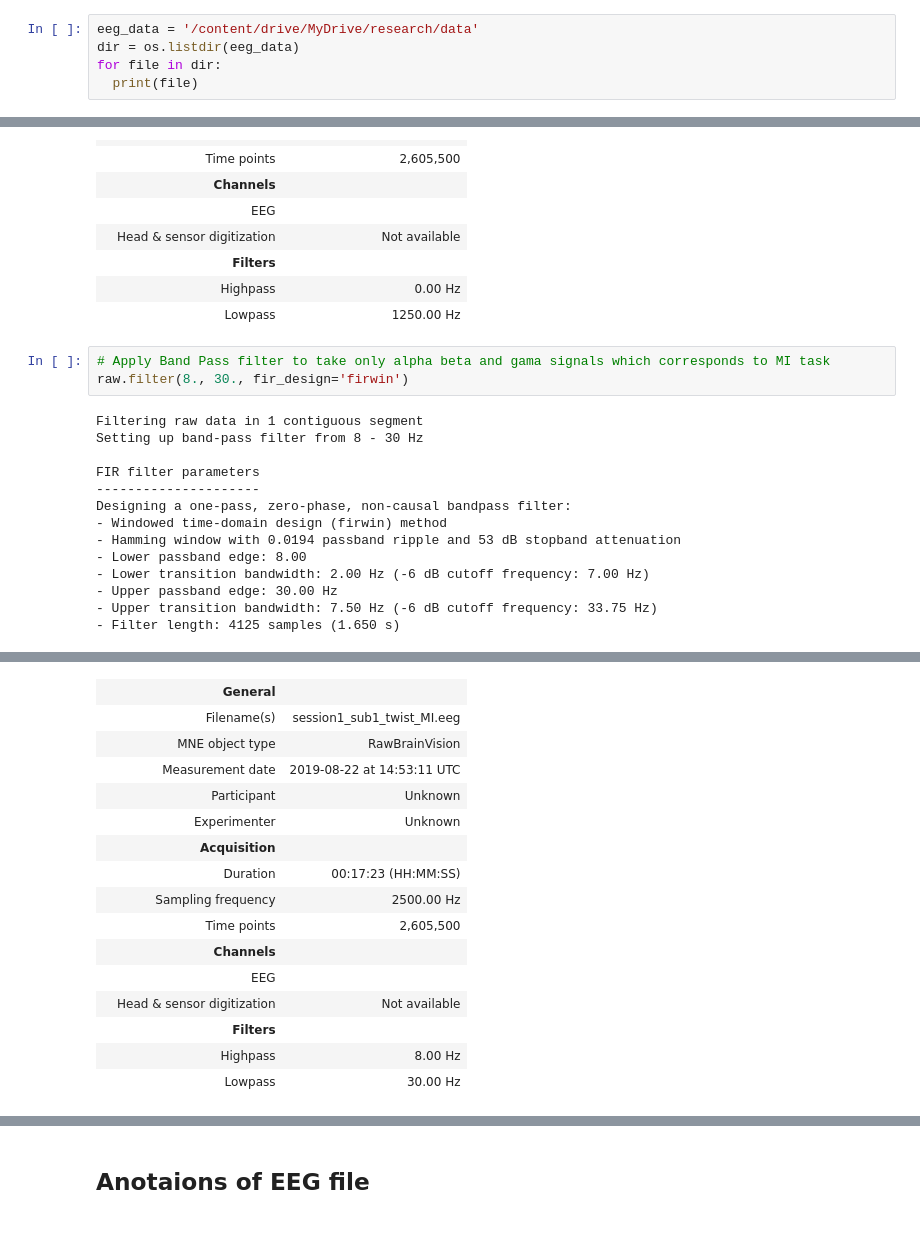
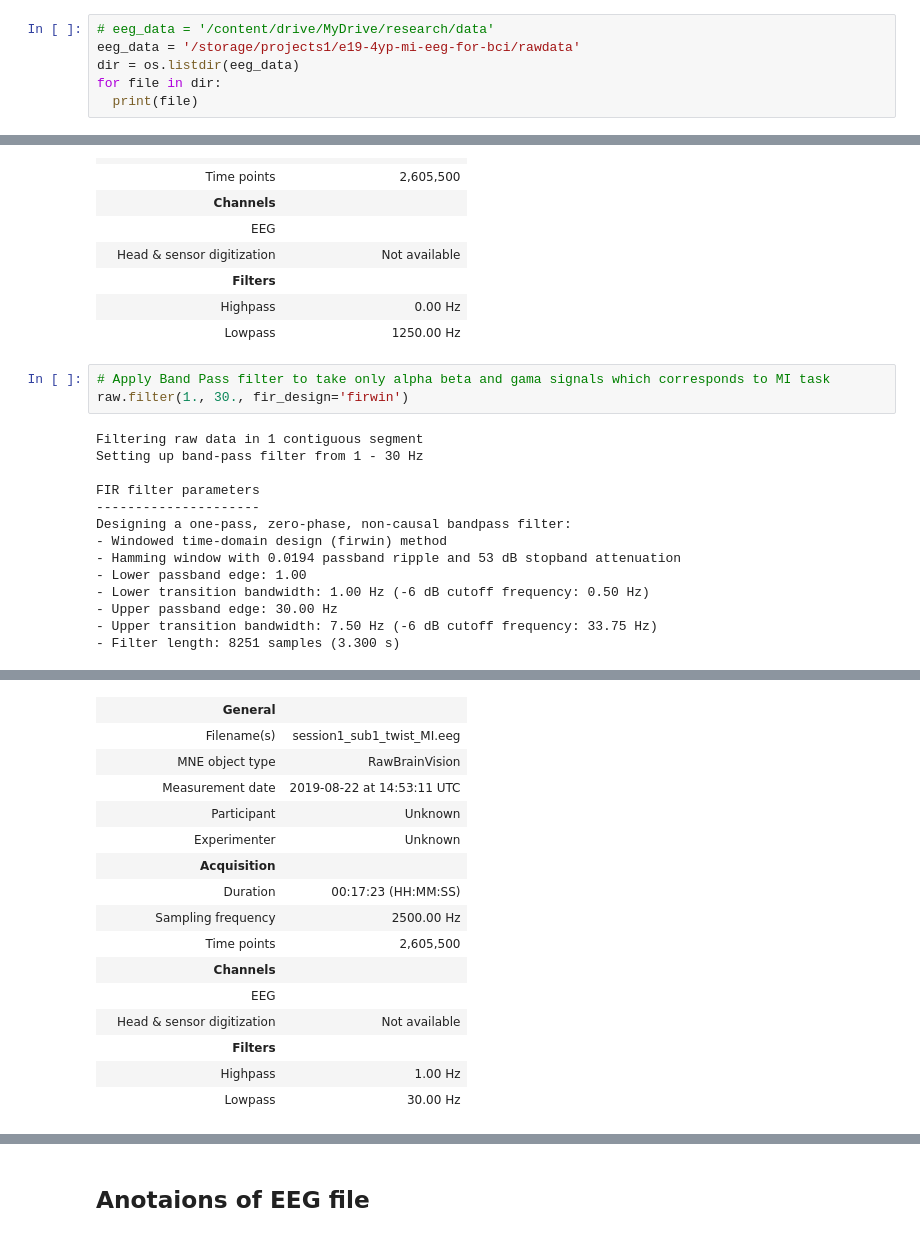
Before and after one commit to cepdnaclk/e19-4yp-Classification-of-Motor-Imagery-EEG-based-Tasks-for-Brain-Computer-Interfacing-Applications, a Jupyter notebook: code/Intra_Subject_MI_task_Classification.ipynb, the cells around one changed output, grey strips where cells are left out. Drawn from its saved outputs; the diff is of its cells as text.

```diff
--- a/code/Intra_Subject_MI_task_Classification.ipynb
+++ b/code/Intra_Subject_MI_task_Classification.ipynb
@@ -47,5 +47,6 @@ Mounted at /content/drive
 # %%
-eeg_data = '/content/drive/MyDrive/research/data'
+# eeg_data = '/content/drive/MyDrive/research/data'
+eeg_data = '/storage/projects1/e19-4yp-mi-eeg-for-bci/rawdata'
 dir = os.listdir(eeg_data)
 for file in dir:
   print(file)
@@ -123,18 +207,18 @@ raw.drop_channels(EMG)
 |  | Lowpass | 1250.00 Hz |
 # %%
 # Apply Band Pass filter to take only alpha beta and gama signals which corresponds to MI task
-raw.filter(8., 30., fir_design='firwin')
+raw.filter(1., 30., fir_design='firwin')
 # %% [output]
 Filtering raw data in 1 contiguous segment
-Setting up band-pass filter from 8 - 30 Hz
+Setting up band-pass filter from 1 - 30 Hz
 
 FIR filter parameters
 ---------------------
 Designing a one-pass, zero-phase, non-causal bandpass filter:
 - Windowed time-domain design (firwin) method
 - Hamming window with 0.0194 passband ripple and 53 dB stopband attenuation
-- Lower passband edge: 8.00
-- Lower transition bandwidth: 2.00 Hz (-6 dB cutoff frequency: 7.00 Hz)
+- Lower passband edge: 1.00
+- Lower transition bandwidth: 1.00 Hz (-6 dB cutoff frequency: 0.50 Hz)
 - Upper passband edge: 30.00 Hz
 - Upper transition bandwidth: 7.50 Hz (-6 dB cutoff frequency: 33.75 Hz)
-- Filter length: 4125 samples (1.650 s)
+- Filter length: 8251 samples (3.300 s)
@@ -143,18 +227,18 @@ Designing a one-pass, zero-phase, non-causal bandpass filter:
 |  | General |  |
 |  | Filename(s) | session1_sub1_twist_MI.eeg |
 |  | MNE object type | RawBrainVision |
 |  | Measurement date | 2019-08-22 at 14:53:11 UTC |
 |  | Participant | Unknown |
 |  | Experimenter | Unknown |
 |  | Acquisition |  |
 |  | Duration | 00:17:23 (HH:MM:SS) |
 |  | Sampling frequency | 2500.00 Hz |
 |  | Time points | 2,605,500 |
 |  | Channels |  |
 |  | EEG |  |
 |  | Head & sensor digitization | Not available |
 |  | Filters |  |
-|  | Highpass | 8.00 Hz |
+|  | Highpass | 1.00 Hz |
 |  | Lowpass | 30.00 Hz |
 # %%
 # Apply ICA
```
Also changed, not shown: parts of 31 cells of this notebook, 5 other files.
